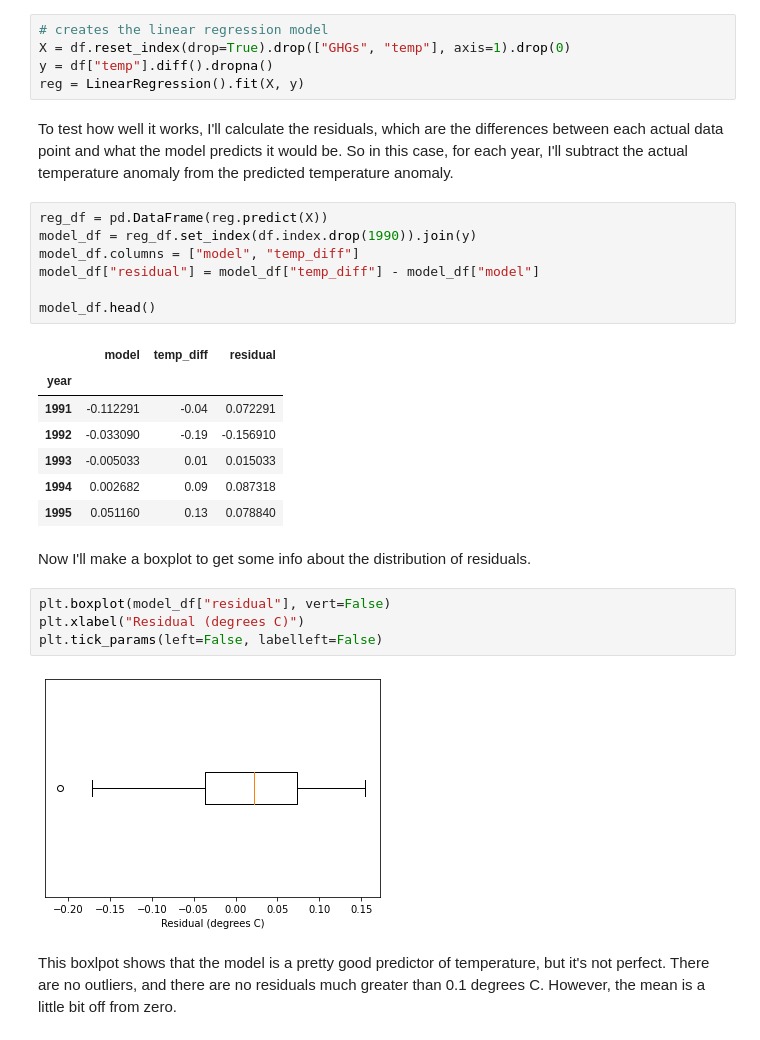
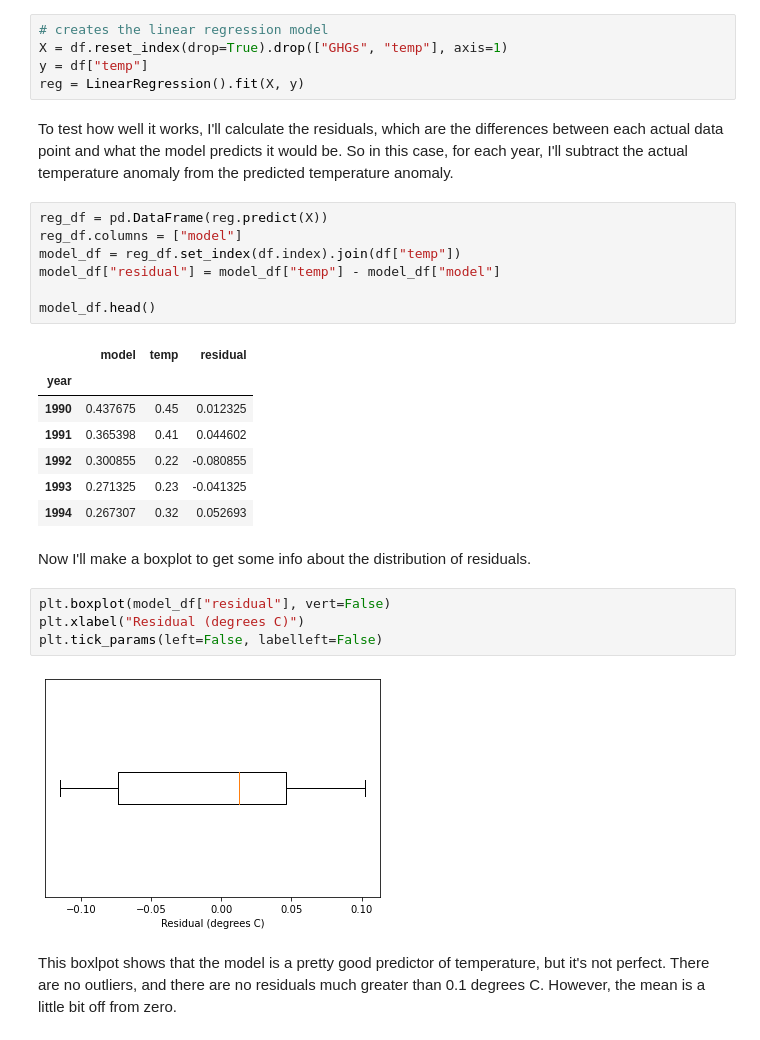
Before and after one commit to jpdevito/cmsc320, a Jupyter notebook: Tutorial.ipynb, the cells around one changed output. Cells and saved outputs as stored; diff of their text form.

```diff
--- a/Tutorial.ipynb
+++ b/Tutorial.ipynb
@@ -303,26 +303,26 @@ Okay, it seems like we are not going to find the relationship I was expecting. T
 What I'm going to try to do now is throw all the data from each greenhouse gas category at a scikit-learn linear regression model with temperature as the target and see if I get any meaningful result. Hopefully the model will work, and by looking at at it I'll be able to get an understanding of why it works.
 # %%
 # creates the linear regression model
-X = df.reset_index(drop=True).drop(["GHGs", "temp"], axis=1).drop(0)
-y = df["temp"].diff().dropna()
+X = df.reset_index(drop=True).drop(["GHGs", "temp"], axis=1)
+y = df["temp"]
 reg = LinearRegression().fit(X, y)
 # %% [markdown]
 To test how well it works, I'll calculate the residuals, which are the differences between each actual data point and what the model predicts it would be. So in this case, for each year, I'll subtract the actual temperature anomaly from the predicted temperature anomaly.
 # %%
 reg_df = pd.DataFrame(reg.predict(X))
-model_df = reg_df.set_index(df.index.drop(1990)).join(y)
-model_df.columns = ["model", "temp_diff"]
-model_df["residual"] = model_df["temp_diff"] - model_df["model"]
+reg_df.columns = ["model"]
+model_df = reg_df.set_index(df.index).join(df["temp"])
+model_df["residual"] = model_df["temp"] - model_df["model"]
 
 model_df.head()
 # %% [output]
-|  | model | temp_diff | residual |
+|  | model | temp | residual |
 | year |  |  |  |
-| 1991 | -0.112291 | -0.04 | 0.072291 |
-| 1992 | -0.033090 | -0.19 | -0.156910 |
-| 1993 | -0.005033 | 0.01 | 0.015033 |
-| 1994 | 0.002682 | 0.09 | 0.087318 |
-| 1995 | 0.051160 | 0.13 | 0.078840 |
+| 1990 | 0.437675 | 0.45 | 0.012325 |
+| 1991 | 0.365398 | 0.41 | 0.044602 |
+| 1992 | 0.300855 | 0.22 | -0.080855 |
+| 1993 | 0.271325 | 0.23 | -0.041325 |
+| 1994 | 0.267307 | 0.32 | 0.052693 |
 # %% [markdown]
 Now I'll make a boxplot to get some info about the distribution of residuals.
 # %%
@@ -330,7 +330,7 @@ plt.boxplot(model_df["residual"], vert=False)
 plt.xlabel("Residual (degrees C)")
 plt.tick_params(left=False, labelleft=False)
 # %% [output]
-[figure, old version]
+[figure, new version]
 # %% [markdown]
 This boxlpot shows that the model is a pretty good predictor of temperature, but it's not perfect. There are no outliers, and there are no residuals much greater than 0.1 degrees C. However, the mean is a little bit off from zero.
 # %%
```
Also changed, not shown: parts of 8 cells of this notebook.
